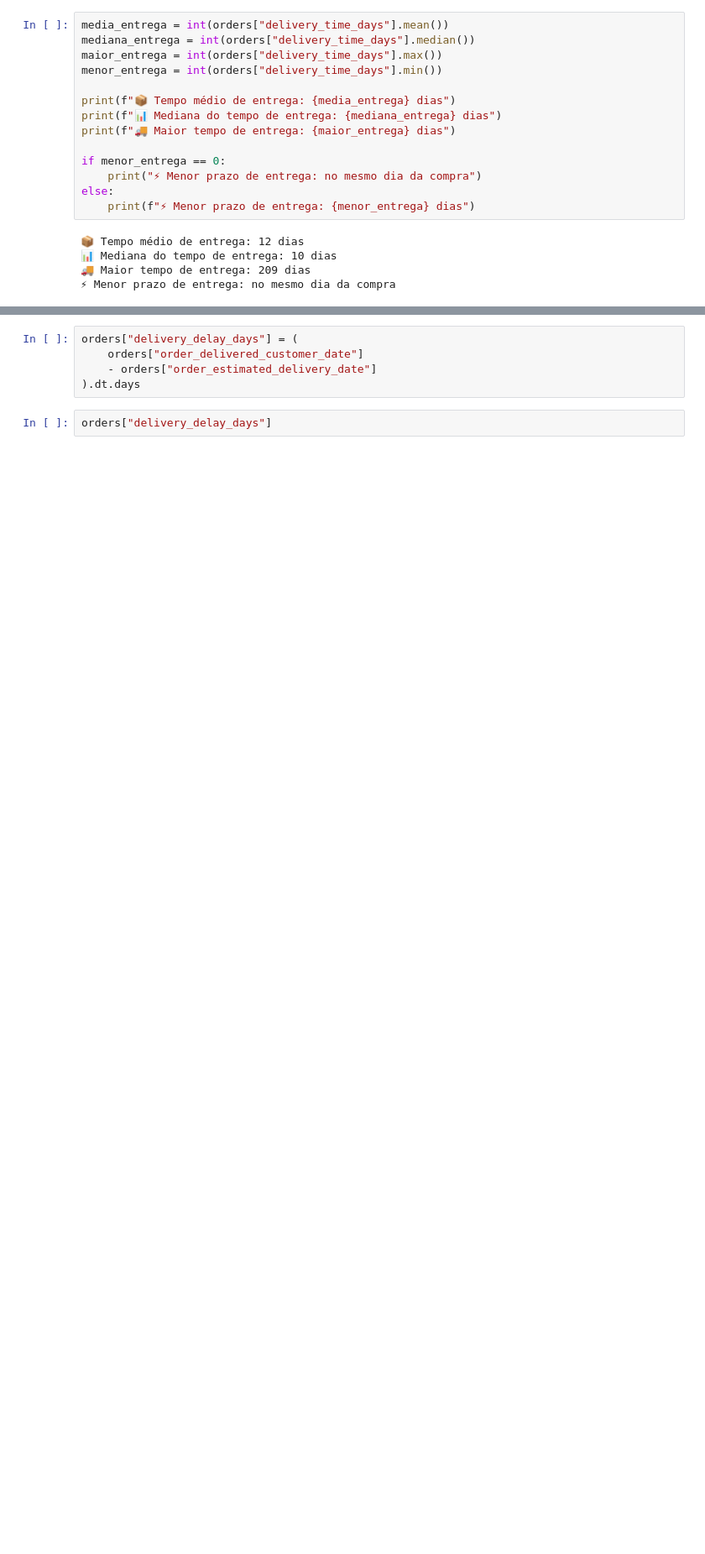
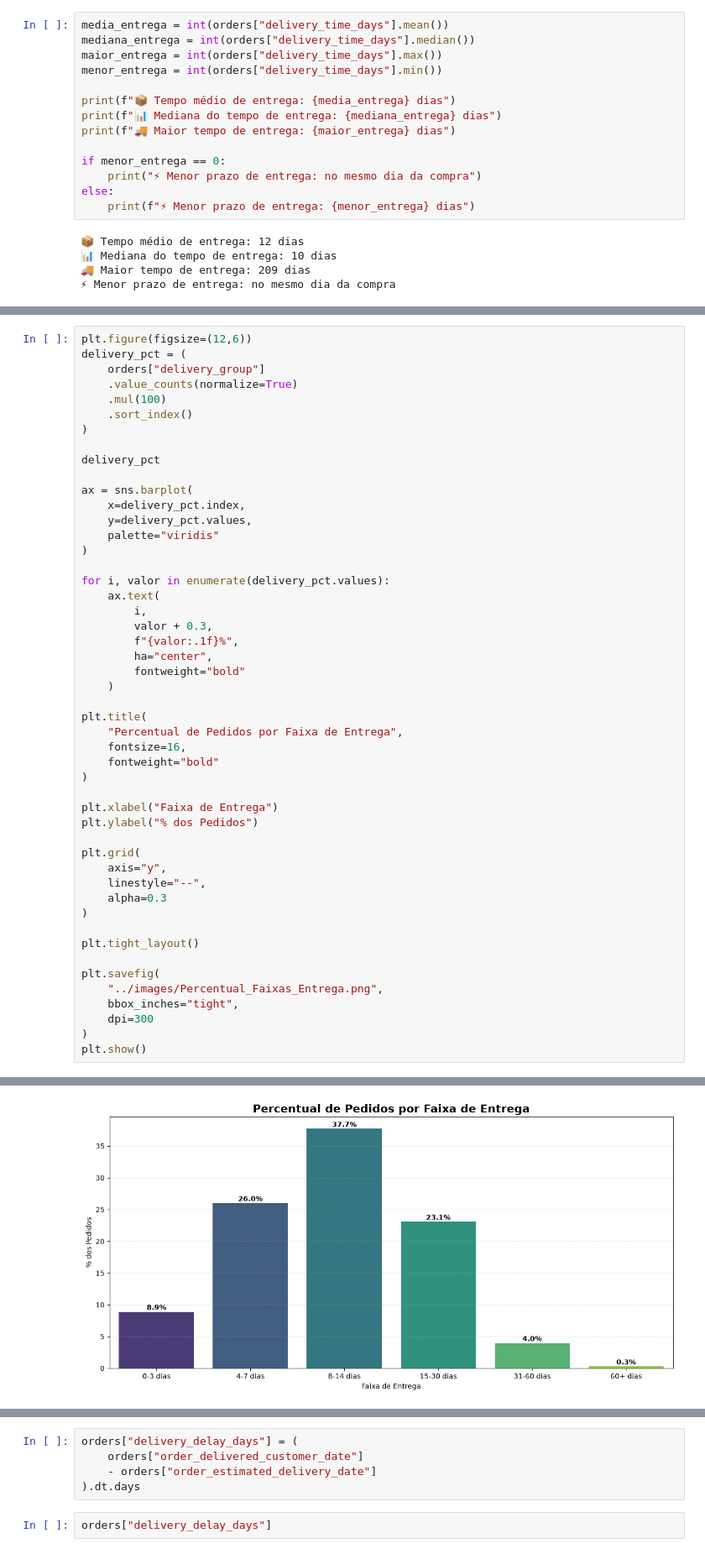
Before and after one commit to jaislercsmelo-tec/portfolio-data-science, a Jupyter notebook: 01-analise-exploratoria/notebooks/analise_vendas.ipynb, the cells around one changed output, grey strips where cells are left out. Shown at 84% size. Drawn from its saved outputs; the diff is of its cells as text; blank space fills up the shorter version.

```diff
--- a/01-analise-exploratoria/notebooks/analise_vendas.ipynb
+++ b/01-analise-exploratoria/notebooks/analise_vendas.ipynb
@@ -206,0 +321,50 @@ plt.show()
+# %%
+plt.figure(figsize=(12,6))
+delivery_pct = (
+    orders["delivery_group"]
+    .value_counts(normalize=True)
+    .mul(100)
+    .sort_index()
+)
+
+delivery_pct
+
+ax = sns.barplot(
+    x=delivery_pct.index,
+    y=delivery_pct.values,
+    palette="viridis"
+)
+
+for i, valor in enumerate(delivery_pct.values):
+    ax.text(
+        i,
+        valor + 0.3,
+        f"{valor:.1f}%",
+        ha="center",
+        fontweight="bold"
+    )
+
+plt.title(
+    "Percentual de Pedidos por Faixa de Entrega",
+    fontsize=16,
+    fontweight="bold"
+)
+
+plt.xlabel("Faixa de Entrega")
+plt.ylabel("% dos Pedidos")
+
+plt.grid(
+    axis="y",
+    linestyle="--",
+    alpha=0.3
+)
+
+plt.tight_layout()
+
+plt.savefig(
+    "../images/Percentual_Faixas_Entrega.png",
+    bbox_inches="tight",
+    dpi=300
+)
+plt.show()
+# %% [output]
@@ -206,0 +374 @@ plt.show()
+[figure, added]
```
Also changed, not shown: parts of 14 cells of this notebook.
